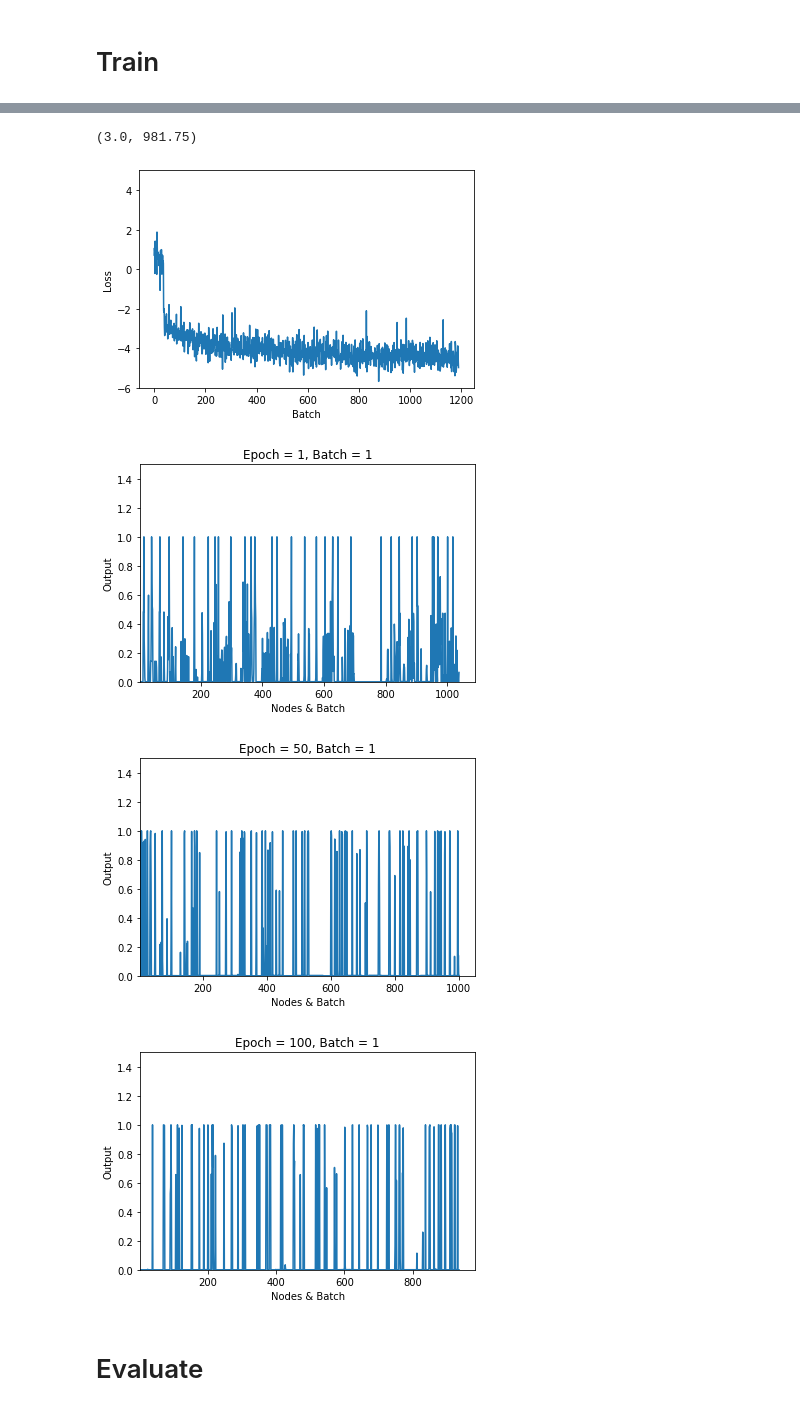
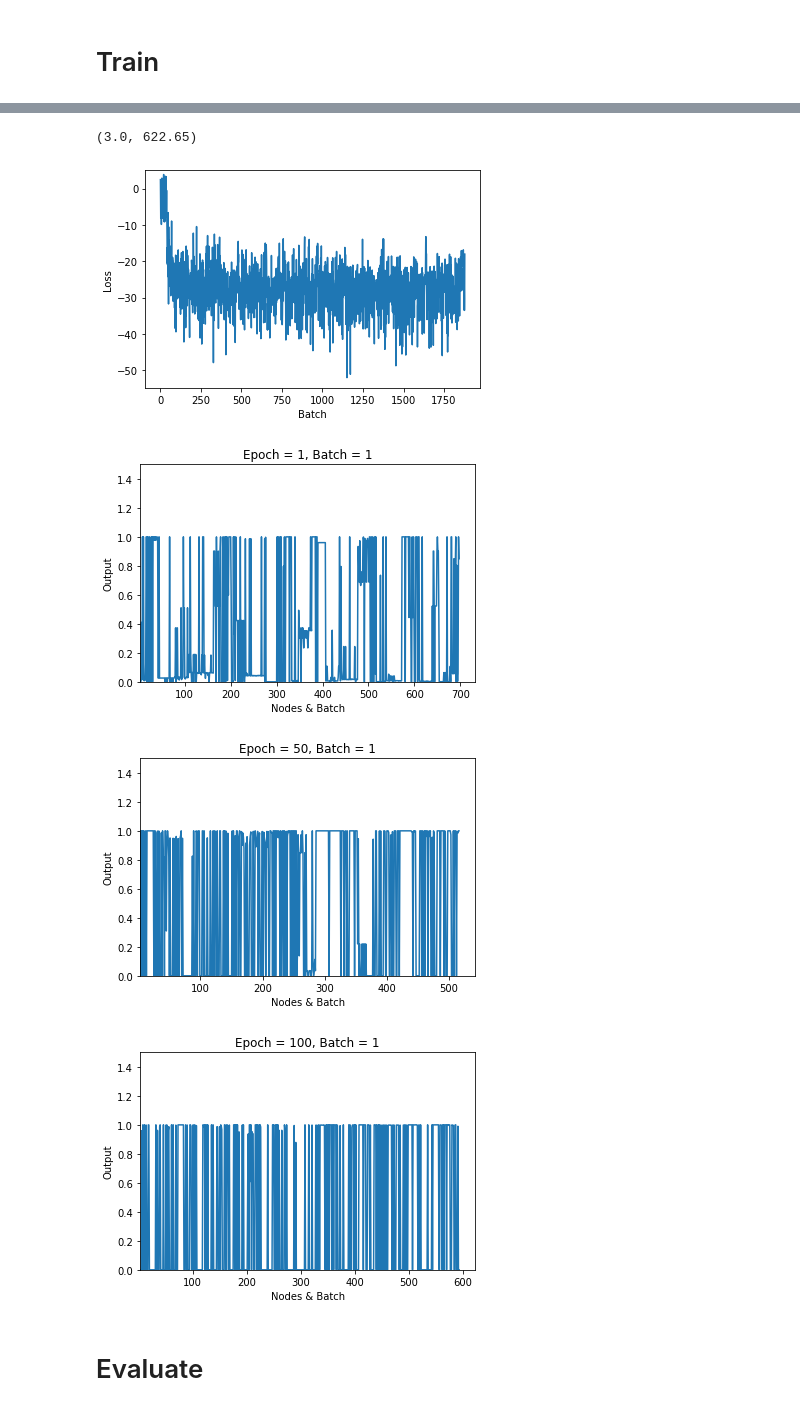
Before and after one commit to MohsenJadidi/Erdos-Goes-Neural, a Jupyter notebook: ModifiedCode/Clique_Train.ipynb, the cells around one changed output, grey strips where cells are left out. Drawn from its saved outputs; the diff is of its cells as text; code cells hidden in the pictures.

```diff
--- a/ModifiedCode/Clique_Train.ipynb
+++ b/ModifiedCode/Clique_Train.ipynb
@@ -307,8 +305,10 @@ ModuleNotFoundError: ignored
 from torch_geometric.datasets import TUDataset
 import numpy as np
 
-dataset = TUDataset(root='/tmp/ENZYMES', name='ENZYMES')
-dataset_name = "ENZYMES"
+datasets = ["IMDB-BINARY", "COLLAB"]
+dataset_name = datasets[0]
+
+dataset = TUDataset(root='/tmp/'+dataset_name, name=dataset_name)
 
 dataset_scale = 1
 total_samples = int(np.floor(len(dataset)*dataset_scale))
@@ -586,43 +587,43 @@ lossList = list(np.delete(lossList, np.where(np.array(lossList) > 5))) # remove
 plt.plot(lossList)
 plt.xlabel("Batch")
 plt.ylabel("Loss")
-plt.ylim((-6,5))
+plt.ylim(top=5)
 
 fig = plt.figure()
 plt.plot(outputdic[0])
 plt.xlabel("Nodes & Batch")
 plt.ylabel("Output")
 plt.title('Epoch = {e}, Batch = 1'.format(e=1))
 plt.ylim((-0,1.5))
 plt.xlim(left=3)
 
 fig = plt.figure()
 plt.plot(outputdic[49])
 plt.xlabel("Nodes & Batch")
 plt.ylabel("Output")
 plt.title('Epoch = {e}, Batch = 1'.format(e=50))
 plt.ylim((-0,1.5))
 plt.xlim(left=3)
 
 fig = plt.figure()
 plt.plot(outputdic[99])
 plt.xlabel("Nodes & Batch")
 plt.ylabel("Output")
 plt.title('Epoch = {e}, Batch = 1'.format(e=100))
 plt.ylim((-0,1.5))
 plt.xlim(left=3)
 
 # fig = plt.figure()
 # plt.plot(ExpectedCardinalityList)
 # plt.xlabel("Batch")
 # plt.ylabel("Expected Cardinality")
 # # plt.ylim((-6,6))
 # %% [output]
-(3.0, 981.75)
+(3.0, 622.65)
-[figure, old version]
+[figure, new version]
-[figure, old version]
+[figure, new version]
-[figure, old version]
+[figure, new version]
-[figure, old version]
+[figure, new version]
 # %% [markdown]
 # Evaluate
 # %%
```
Also changed, not shown: parts of 10 cells of this notebook.
